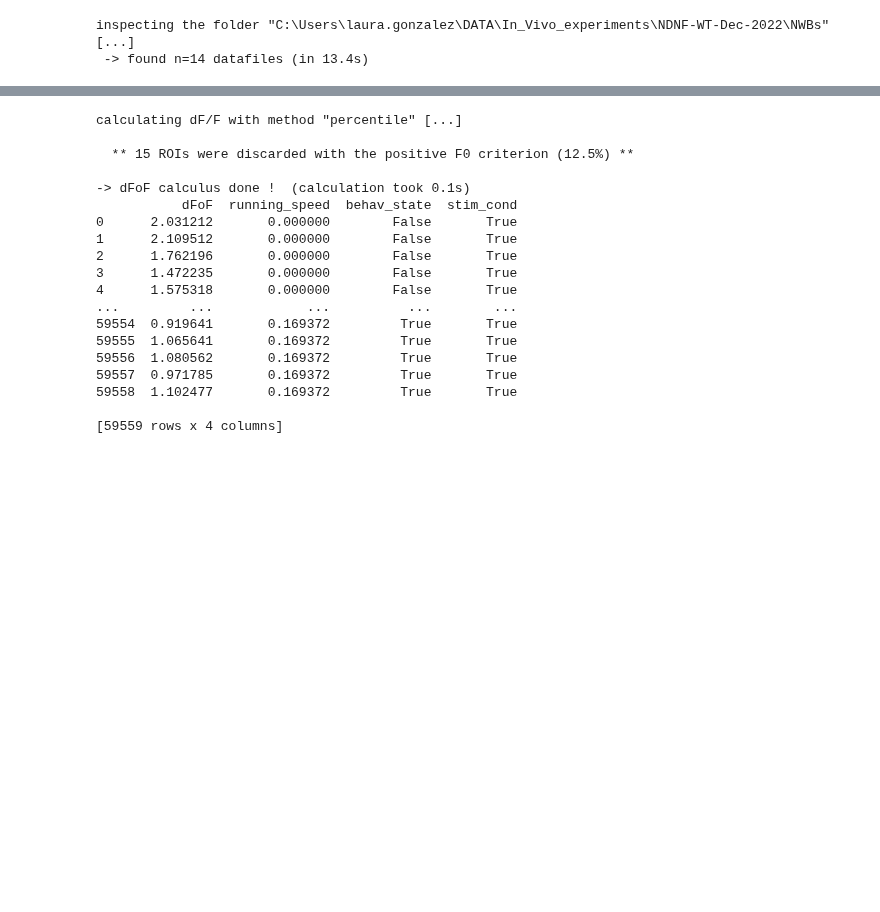
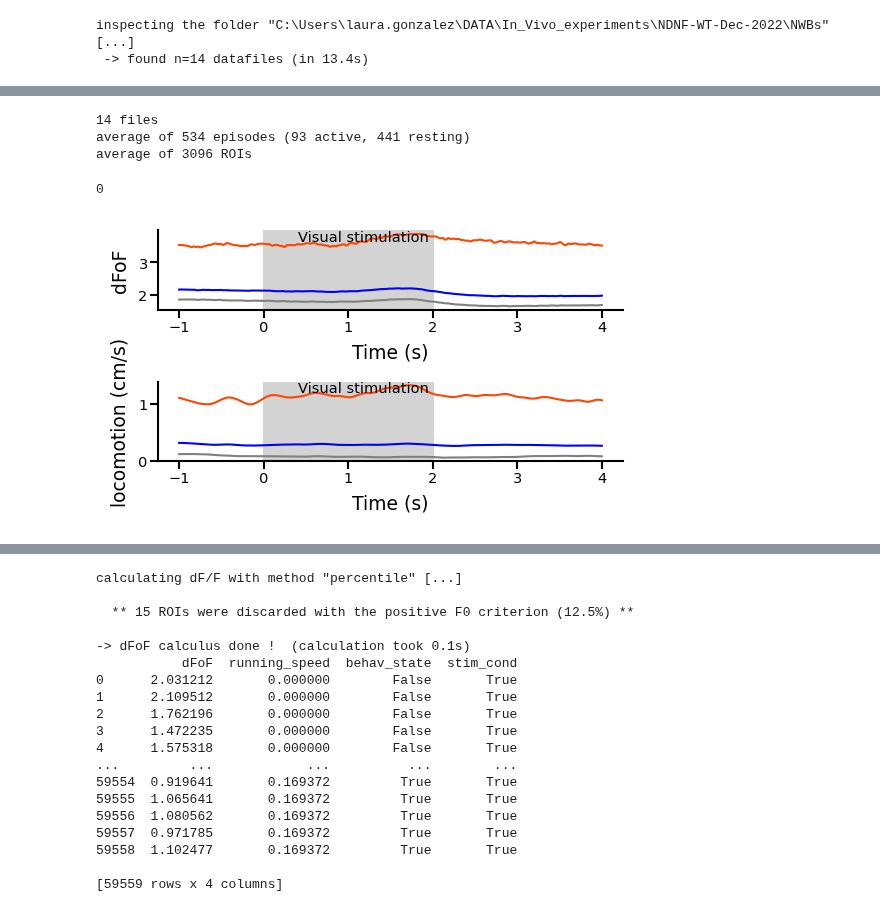
Before and after one commit to LauraGonzalez2000/physion, a Jupyter notebook: notebooks/personalized/LME_model.ipynb, the cells around one changed output, grey strips where cells are left out. Drawn from its saved outputs; the diff is of its cells as text; code cells hidden in the pictures; blank space fills up the shorter version.

```diff
--- a/notebooks/personalized/LME_model.ipynb
+++ b/notebooks/personalized/LME_model.ipynb
@@ -25,0 +86,18 @@ inspecting the folder "C:\Users\laura.gonzalez\DATA\In_Vivo_experiments\NDNF-WT-
+# %%
+all_ep = []
+all_HMcond = []
+
+for dataIndex in range(len(SESSIONS['files'])):
+    data = Data(SESSIONS['files'][dataIndex], verbose=False)
+    data.build_dFoF(verbose=False)
+    ep = EpisodeData(data,
+                 prestim_duration=0,
+                 protocol_id=0,
+                 quantities=['dFoF', 'running_speed'])
+    all_ep.append(ep)
+
+    HMcond = compute_high_movement_cond(ep,
+                                    pupil_threshold = 0.29,
+                                    running_speed_threshold = 0.1,
+                                    metric = 'locomotion')
+    all_HMcond.append(HMcond)
@@ -25,0 +122,12 @@ inspecting the folder "C:\Users\laura.gonzalez\DATA\In_Vivo_experiments\NDNF-WT-
+# %%
+plot_dFoF_locomotion_all(all_ep,
+                         all_HMcond,
+                         general=True,
+                         active=True,
+                         resting=True)
+# %% [output]
+14 files
+average of 534 episodes (93 active, 441 resting)
+average of 3096 ROIs
+0
+[figure, added]
```
Also changed, not shown: parts of 46 cells of this notebook, 6 other files.
